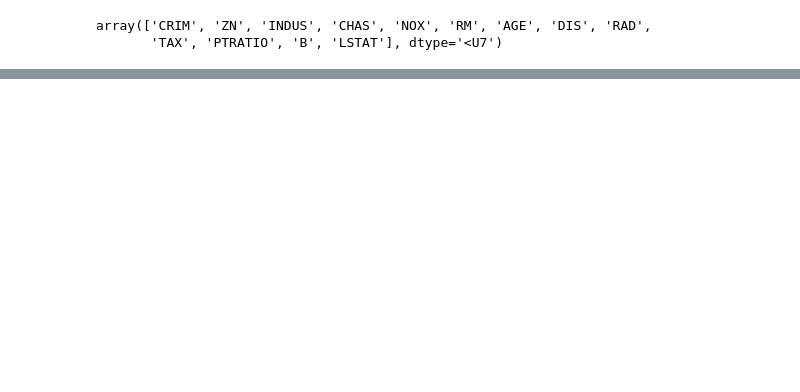
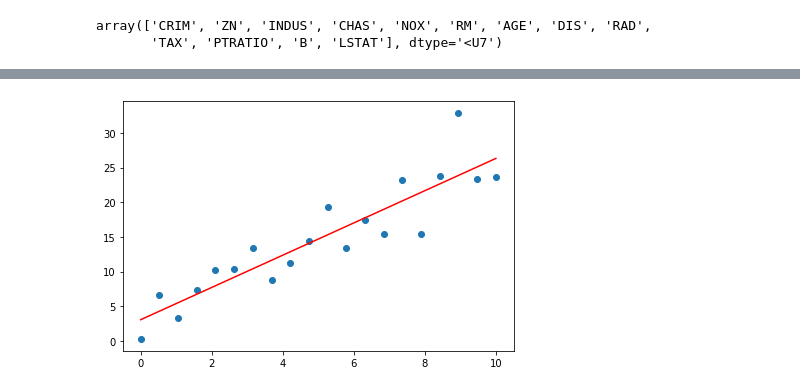
Before and after one commit to jorgegmartin/Master_Data_Science, a Jupyter notebook: 10_SupervisedLearning/SupervisedLearning_LectureNotes.ipynb, the cells around one changed output, grey strips where cells are left out. Cells and saved outputs as stored; diff of their text form; code cells hidden in the pictures; blank space fills up the shorter version.

```diff
--- a/10_SupervisedLearning/SupervisedLearning_LectureNotes.ipynb
+++ b/10_SupervisedLearning/SupervisedLearning_LectureNotes.ipynb
@@ -32,3 +113,12 @@ array(['CRIM', 'ZN', 'INDUS', 'CHAS', 'NOX', 'RM', 'AGE', 'DIS', 'RAD',
+# %%
+y_pred = lr.predict(X_fake_lin.reshape(-1, 1))
+
+fig, ax = plt.subplots(1, 1)
+ax.scatter(X_fake_lin, y_fake_lin)
+ax.plot(X_fake_lin.reshape(-1, 1), y_pred, 'r')
+plt.tight_layout()
+# %% [output]
+[figure, added]
 # %%
 from sklearn import feature_selection
 from sklearn.linear_model import LinearRegression
```
Also changed, not shown: parts of 120 cells of this notebook.
